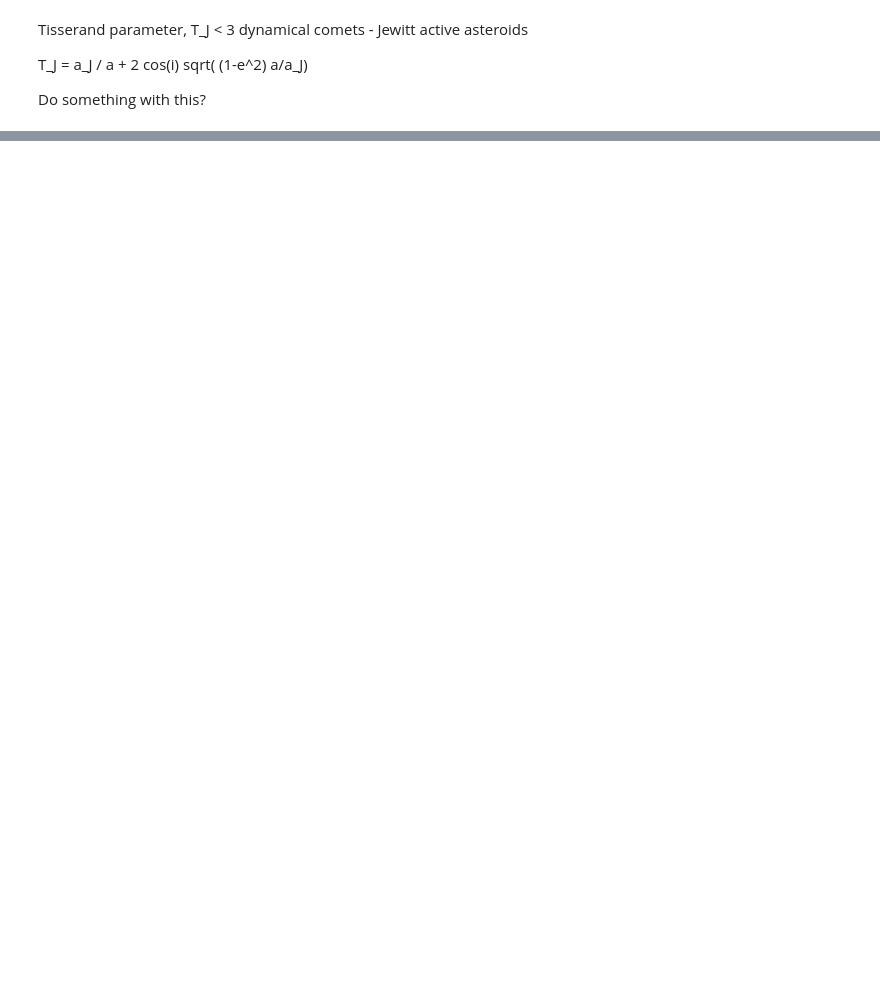
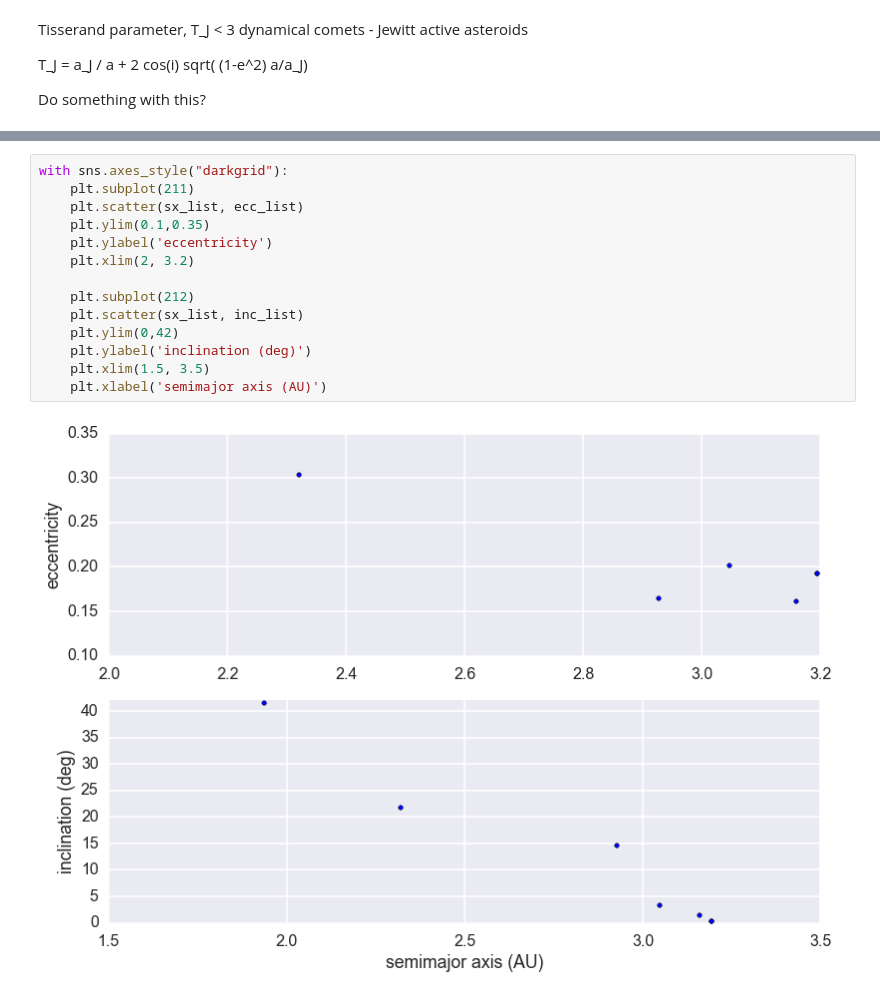
Before and after one commit to k-a-webb/astroquery, a Jupyter notebook: astroquery/mpc/example_plots/MPC_findMBC.ipynb, the cells around one changed output, grey strips where cells are left out. Drawn from its saved outputs; the diff is of its cells as text; blank space fills up the shorter version.

```diff
--- a/astroquery/mpc/example_plots/MPC_findMBC.ipynb
+++ b/astroquery/mpc/example_plots/MPC_findMBC.ipynb
@@ -80,0 +78,16 @@ KeyError: 'peribin'
+# %%
+with sns.axes_style("darkgrid"):
+    plt.subplot(211)
+    plt.scatter(sx_list, ecc_list)
+    plt.ylim(0.1,0.35)
+    plt.ylabel('eccentricity')
+    plt.xlim(2, 3.2)
+
+    plt.subplot(212)
+    plt.scatter(sx_list, inc_list)
+    plt.ylim(0,42)
+    plt.ylabel('inclination (deg)')
+    plt.xlim(1.5, 3.5)
+    plt.xlabel('semimajor axis (AU)')
+# %% [output]
+[figure, added]
```
Also changed, not shown: parts of 4 cells of this notebook.
